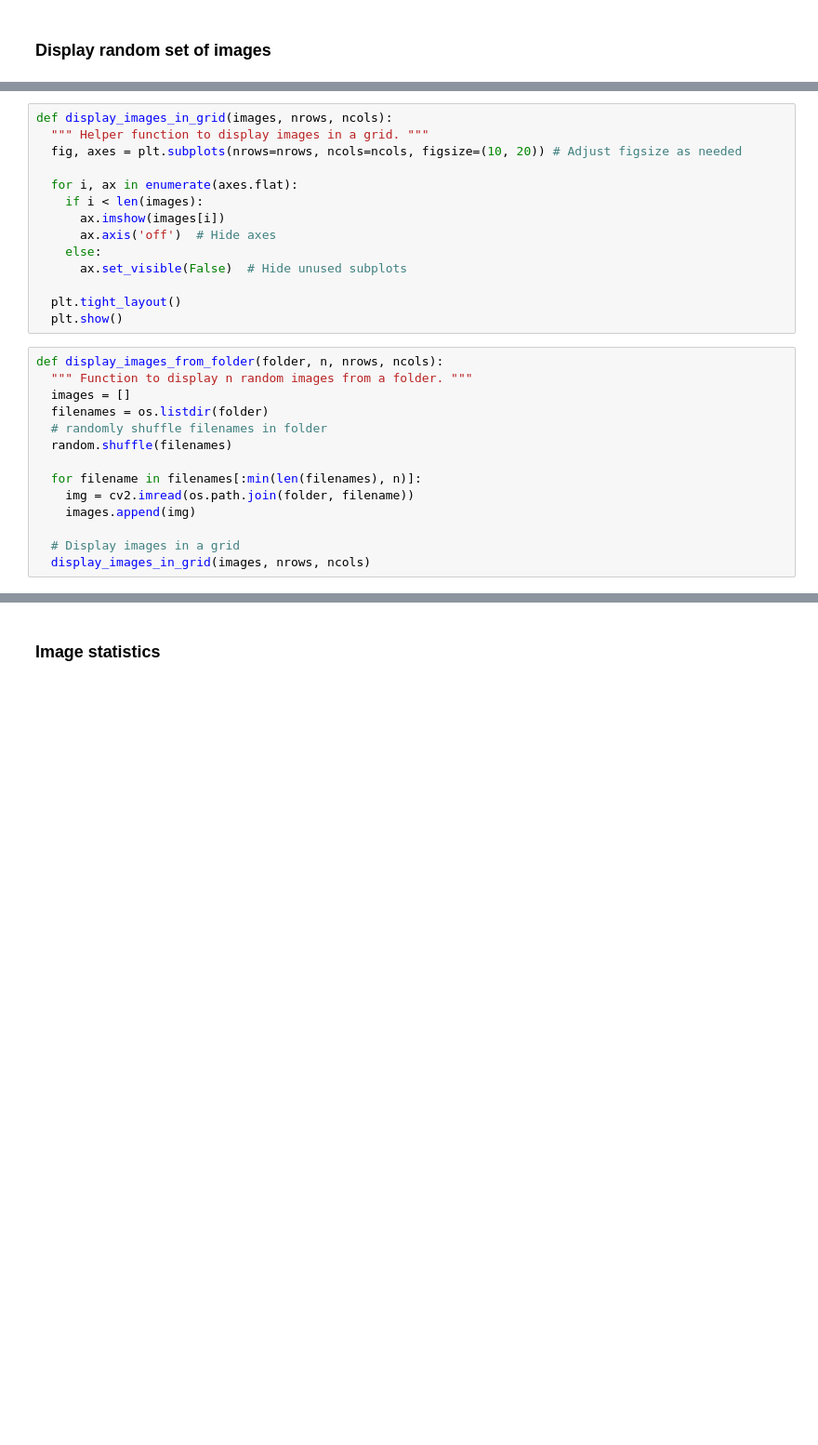
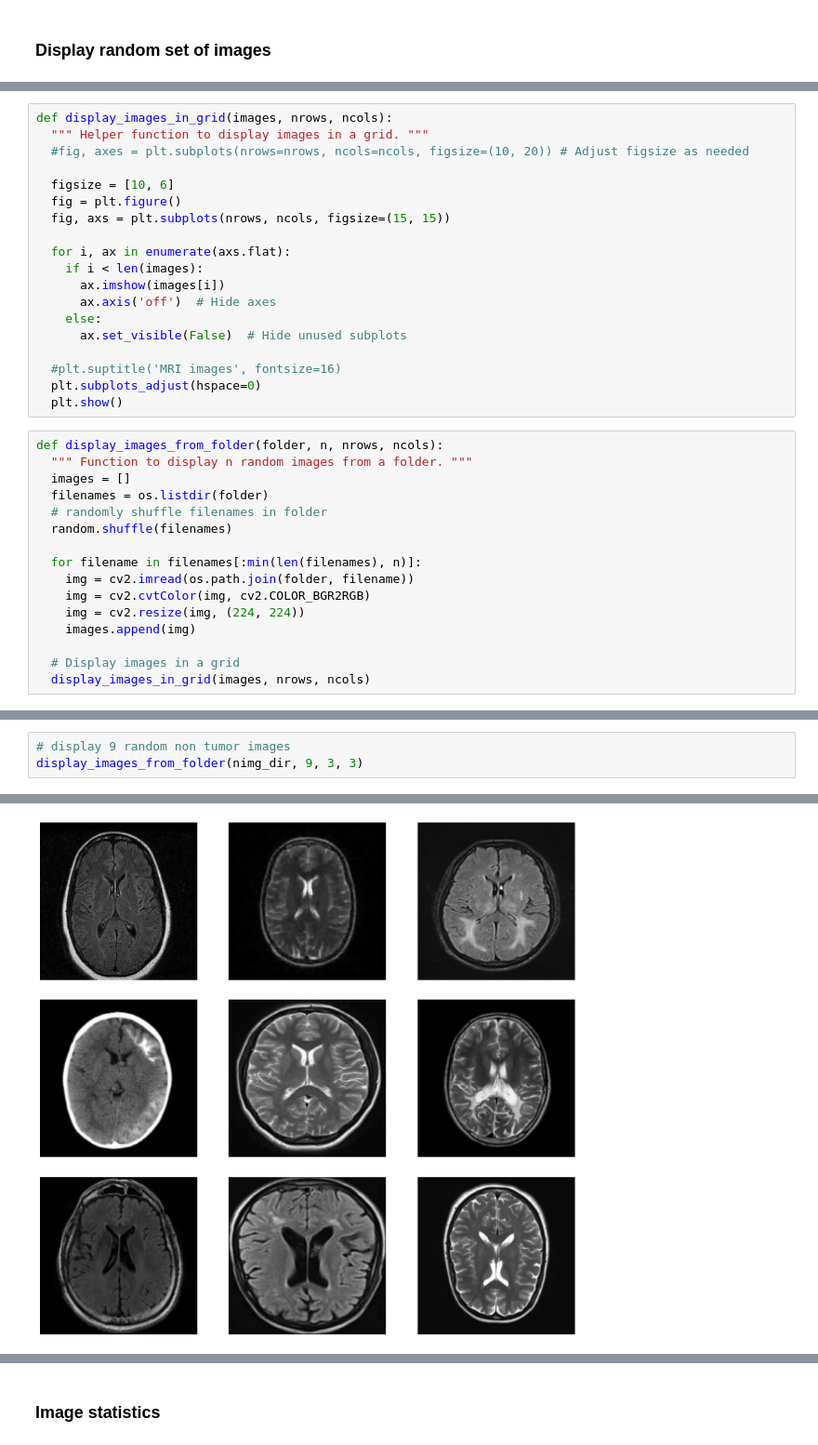
Before and after one commit to elliemci/vision-transformer-models, a Jupyter notebook: image_classification/mri_data_processing.ipynb, the cells around one changed output, grey strips where cells are left out. Shown at 93% size. Saved outputs shown, nothing was run; the diff lists cells and outputs as text; blank space fills up the shorter version.

```diff
--- a/image_classification/mri_data_processing.ipynb
+++ b/image_classification/mri_data_processing.ipynb
@@ -94,16 +86,21 @@ timg_dir = "mri_data_full/train/tumor/"
 # %%
 def display_images_in_grid(images, nrows, ncols):
   """ Helper function to display images in a grid. """
-  fig, axes = plt.subplots(nrows=nrows, ncols=ncols, figsize=(10, 20)) # Adjust figsize as needed
+  #fig, axes = plt.subplots(nrows=nrows, ncols=ncols, figsize=(10, 20)) # Adjust figsize as needed
 
-  for i, ax in enumerate(axes.flat):
+  figsize = [10, 6]
+  fig = plt.figure()
+  fig, axs = plt.subplots(nrows, ncols, figsize=(15, 15))
+
+  for i, ax in enumerate(axs.flat):
     if i < len(images):
       ax.imshow(images[i])
       ax.axis('off')  # Hide axes
     else:
       ax.set_visible(False)  # Hide unused subplots
 
-  plt.tight_layout()
+  #plt.suptitle('MRI images', fontsize=16)
+  plt.subplots_adjust(hspace=0)
   plt.show()
 # %%
 def display_images_from_folder(folder, n, nrows, ncols):
@@ -115,6 +112,8 @@ def display_images_from_folder(folder, n, nrows, ncols):
 
   for filename in filenames[:min(len(filenames), n)]:
     img = cv2.imread(os.path.join(folder, filename))
+    img = cv2.cvtColor(img, cv2.COLOR_BGR2RGB)
+    img = cv2.resize(img, (224, 224))
     images.append(img)
 
   # Display images in a grid
@@ -129,0 +121,4 @@ display_images_from_folder(timg_dir, 10, 5, 2)
+# %%
+# display 9 random non tumor images
+display_images_from_folder(nimg_dir, 9, 3, 3)
+# %% [output]
@@ -129,0 +126 @@ display_images_from_folder(timg_dir, 10, 5, 2)
+[figure, added]
```
Also changed, not shown: parts of 17 cells of this notebook.
